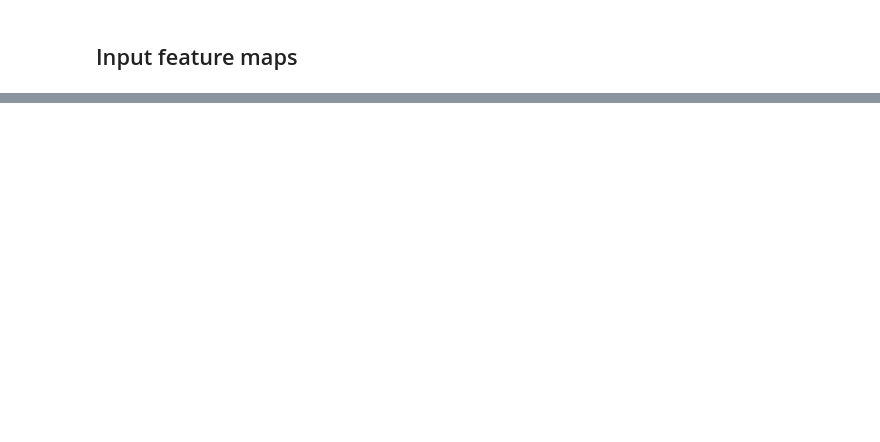
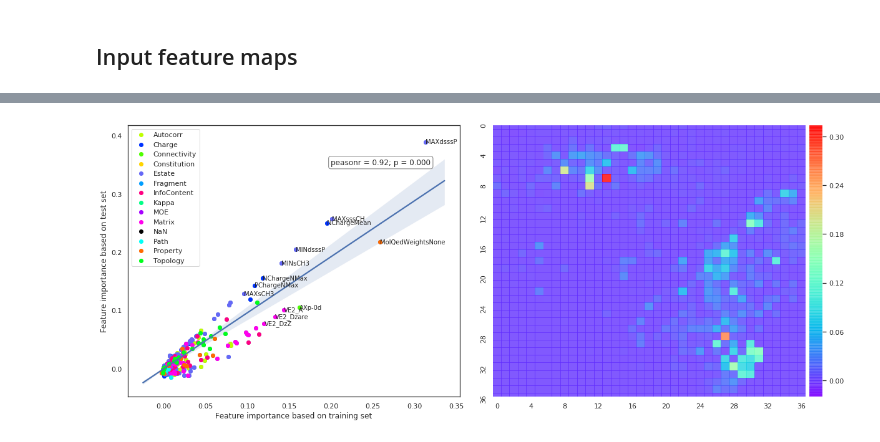
Before and after one commit to shenwanxiang/bidd-molmap, a Jupyter notebook: paper/02_benchmark_comparison/01_Regression_Solubility/05_MolMapNet/03_model_interpretation.ipynb, the cells around one changed output, grey strips where cells are left out. Cells and saved outputs as stored; diff of their text form; code cells hidden in the pictures; blank space fills up the shorter version.

Commit message:
add model interpretation

```diff
--- a/paper/02_benchmark_comparison/01_Regression_Solubility/05_MolMapNet/03_model_interpretation.ipynb
+++ b/paper/02_benchmark_comparison/01_Regression_Solubility/05_MolMapNet/03_model_interpretation.ipynb
@@ -148,0 +111,4 @@ sns.heatmap(l1[:,:,3])
+# %%
+n, w, h, c = trainX.shape
+H_grid = mp.plot_grid()
+df_grid = mp.df_grid
@@ -148,0 +145,40 @@ sns.heatmap(l1[:,:,3])
+# %%
+train_imp = ForwardPropFeatureImp(model, trainX, trainY,  df_grid)
+test_imp = ForwardPropFeatureImp(model, testX, testY,  df_grid)
+# %%
+cols = ['Feature importance based on training set',  'Feature importance based on test set' ]
+# %%
+df_imp = pd.DataFrame([train_imp.importance.tolist(),
+                      test_imp.importance.tolist(),
+                      ], index = cols, columns = train_imp.v).T
+
+dfp = df_imp.join(train_imp.set_index('v')[['Subtypes', 'colors']])
+# %%
+fig, (ax, ax2)  = plt.subplots(1, 2, figsize=(20, 8))
+sns.regplot(dfp['Feature importance based on training set'],
+            dfp['Feature importance based on test set'], ax = ax)
+
+for i, j in dfp.groupby('Subtypes'):
+    x = j['Feature importance based on training set']
+    y = j['Feature importance based on test set']
+    ax.scatter(x, y, label = i, color = j.colors.iloc[0])
+for i,j in dfp.iterrows():
+    x = j['Feature importance based on training set']
+    y = j['Feature importance based on test set']
+    if (x > 0.12) | (y > 0.12):
+        ax.text(x,y,i, fontsize = 10, verticalalignment = 'center')
+
+ax.text(0.20,0.35,'peasonr = 0.92; p = 0.000', bbox = {'boxstyle': 'round', 'facecolor': 'white', 'edgecolor':'gray'})
+ax.legend()
+
+
+
+imp = train_imp.join(test_imp.importance.to_frame(name = 'test_importance'))
+IMPM = imp.importance.values.reshape(37,37)
+sns.heatmap(IMPM,  cmap = 'rainbow', alpha = 0.8, xticklabels=4, yticklabels=4,
+            ax = ax2, vmin = -0.02, cbar_kws = {'fraction':0.046, 'pad':0.01})
+
+plt.subplots_adjust(wspace = 0.1)
+plt.savefig('./feature_importance.png', dpi = 400, bbox_inches="tight")
+# %% [output]
+[figure, added]
```
Also changed, not shown: parts of 60 cells of this notebook, 5 other files.
